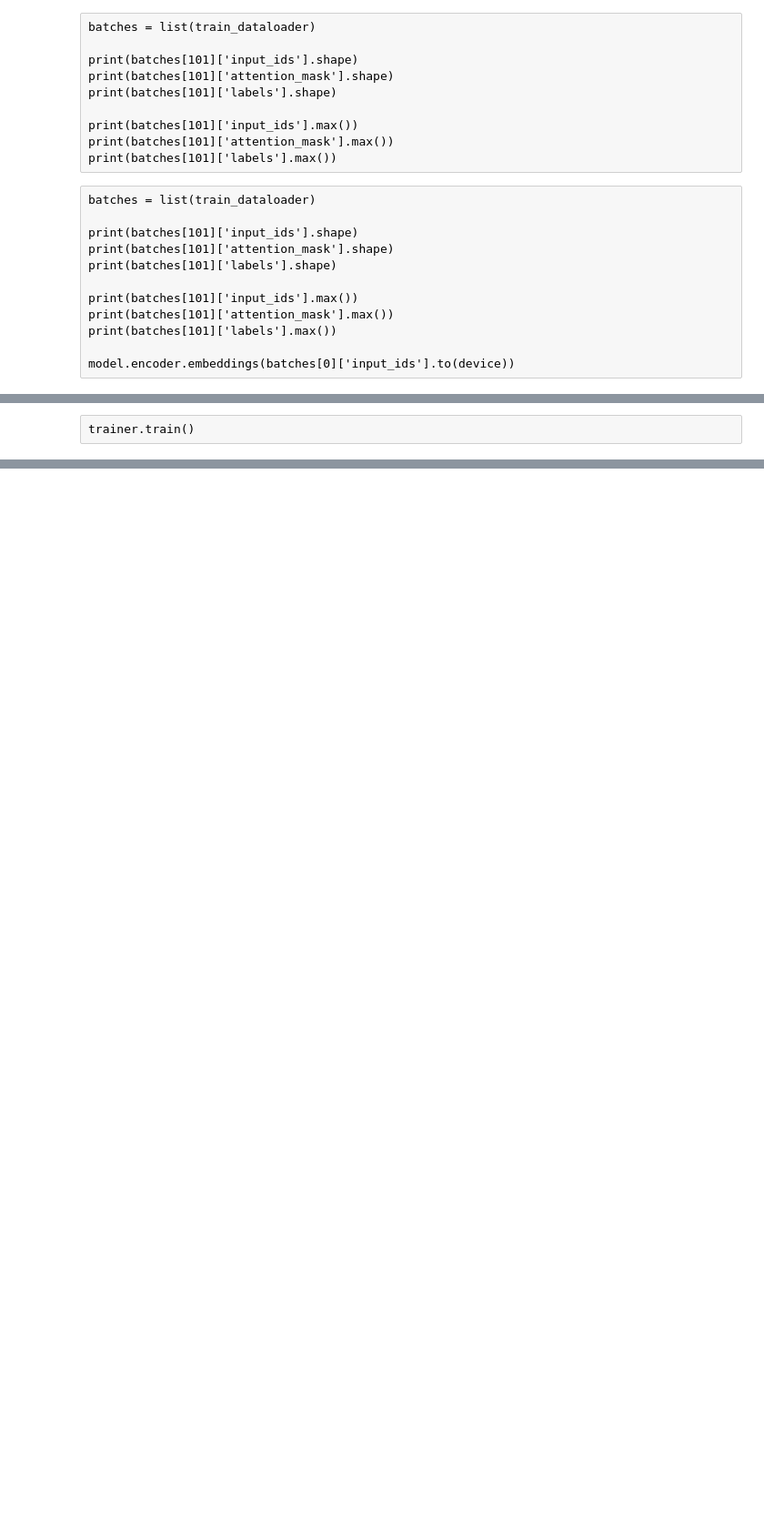
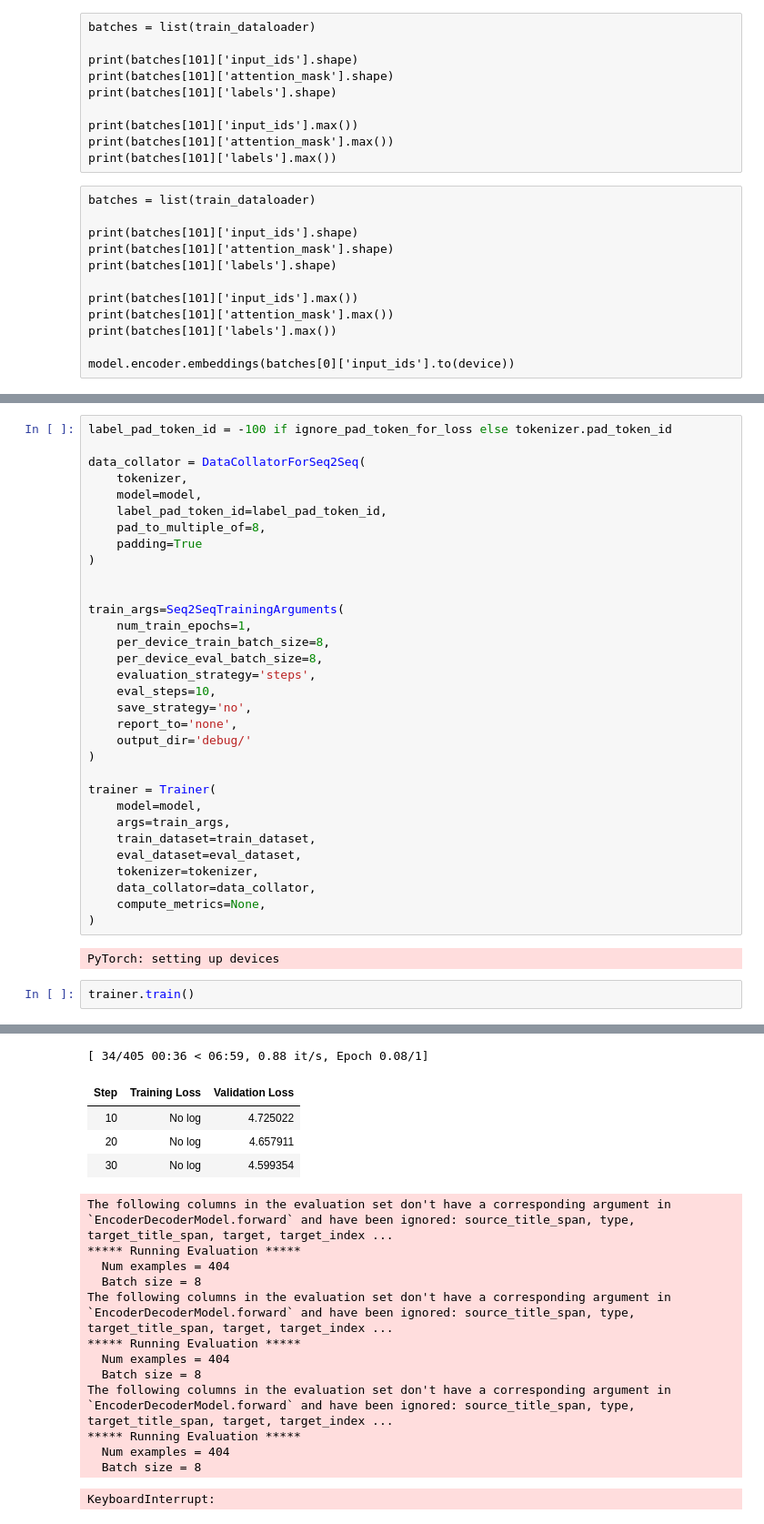
Before and after one commit to jantrienes/simple-patho, a Jupyter notebook: notebooks/hf-enc-dec.ipynb, the cells around one changed output, grey strips where cells are left out. Shown: that part at 91% size. Cells and saved outputs as stored; diff of their text form; blank space fills up the shorter version.

Commit message:
Update debugging notebook

```diff
--- a/notebooks/hf-enc-dec.ipynb
+++ b/notebooks/hf-enc-dec.ipynb
@@ -264,2 +237,37 @@ trainer = Trainer(
-# %% [raw]
-trainer.train()
+# %%
+label_pad_token_id = -100 if ignore_pad_token_for_loss else tokenizer.pad_token_id
+
+data_collator = DataCollatorForSeq2Seq(
+    tokenizer,
+    model=model,
+    label_pad_token_id=label_pad_token_id,
+    pad_to_multiple_of=8,
+    padding=True
+)
+
+
+train_args=Seq2SeqTrainingArguments(
+    num_train_epochs=1,
+    per_device_train_batch_size=8,
+    per_device_eval_batch_size=8,
+    evaluation_strategy='steps',
+    eval_steps=10,
+    save_strategy='no',
+    report_to='none',
+    output_dir='debug/'
+)
+
+trainer = Trainer(
+    model=model,
+    args=train_args,
+    train_dataset=train_dataset,
+    eval_dataset=eval_dataset,
+    tokenizer=tokenizer,
+    data_collator=data_collator,
+    compute_metrics=None,
+)
+# %% [output]
+PyTorch: setting up devices
+# %%
+trainer.train()
+# %% [output]
@@ -265,0 +282,18 @@ trainer.train()
+[ 34/405 00:36 < 06:59, 0.88 it/s, Epoch 0.08/1]
+| Step | Training Loss | Validation Loss |
+| 10 | No log | 4.725022 |
+| 20 | No log | 4.657911 |
+| 30 | No log | 4.599354 |
+The following columns in the evaluation set don't have a corresponding argument in `EncoderDecoderModel.forward` and have been ignored: source_title_span, type, target_title_span, target, target_index ...
+***** Running Evaluation *****
+  Num examples = 404
+  Batch size = 8
+The following columns in the evaluation set don't have a corresponding argument in `EncoderDecoderModel.forward` and have been ignored: source_title_span, type, target_title_span, target, target_index ...
+***** Running Evaluation *****
+  Num examples = 404
+  Batch size = 8
+The following columns in the evaluation set don't have a corresponding argument in `EncoderDecoderModel.forward` and have been ignored: source_title_span, type, target_title_span, target, target_index ...
+***** Running Evaluation *****
+  Num examples = 404
+  Batch size = 8
+KeyboardInterrupt:
```
Also changed, not shown: parts of 6 cells of this notebook.
